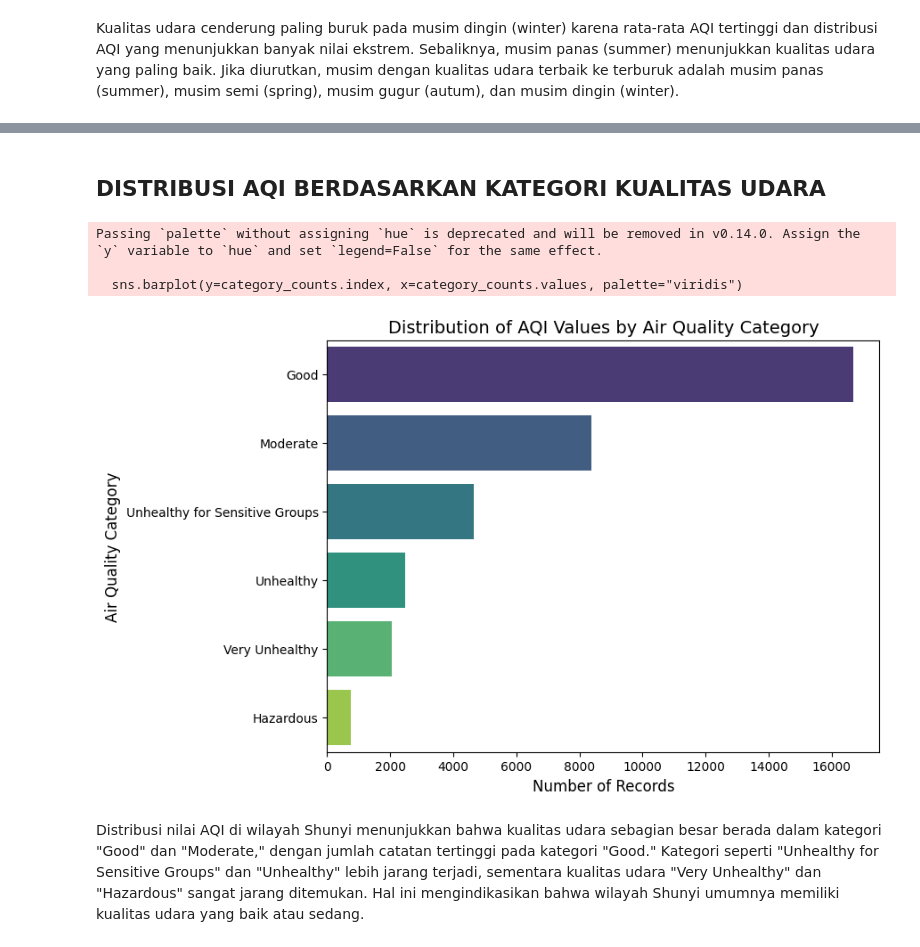
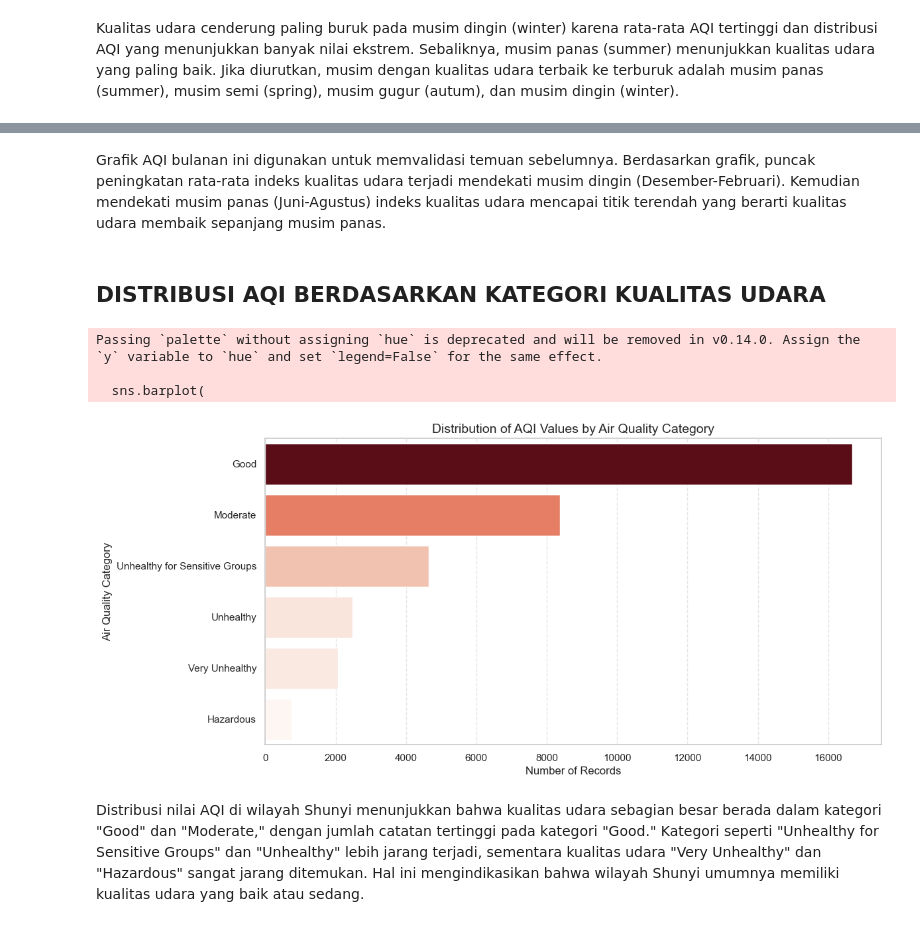
Before and after one commit to ngaeninurul/shunyi_aqi_dashboard, a Jupyter notebook: notebook.ipynb, the cells around one changed output, grey strips where cells are left out. Saved outputs shown, nothing was run; the diff lists cells and outputs as text; code cells hidden in the pictures.

```diff
--- a/notebook.ipynb
+++ b/notebook.ipynb
@@ -265,10 +279,14 @@ category_counts = aqi_shunyi['aqi_category'].value_counts().sort_index()
 # %%
-# visualisasi tren AQI per tahun
-plt.figure(figsize=(10, 5))
-plt.plot(annual_aqi.index, annual_aqi.values, marker='o', linestyle='-')
-plt.title('Annual Air Quality Index (AQI) Trend in Shunyi (2013-2017)')
-plt.xlabel('Year')
-plt.ylabel('Average AQI (PM2.5)')
-plt.grid()
+# visualisasi AQI tahunan dengan titik per hari
+plt.figure(figsize=(12, 6))
+sns.set(style="whitegrid")
+sns.lineplot(x=daily_aqi.index, y=daily_aqi.values, marker='o', color='navy')
+
+# tambahkan label dan judul
+plt.title("Daily AQI Trend", fontsize=16)
+plt.xlabel("Date", fontsize=12)
+plt.ylabel("AQI (PM2.5)", fontsize=12)
+plt.grid(True)
+plt.tight_layout()
 plt.show()
 # %% [output]
@@ -320,18 +356,29 @@ Kualitas udara cenderung paling buruk pada musim dingin (winter) karena rata-rat
+# %% [markdown]
+Grafik AQI bulanan ini digunakan untuk memvalidasi temuan sebelumnya. Berdasarkan grafik, puncak peningkatan rata-rata indeks kualitas udara terjadi mendekati musim dingin (Desember-Februari). Kemudian mendekati musim panas (Juni-Agustus) indeks kualitas udara mencapai titik terendah yang berarti kualitas udara membaik sepanjang musim panas.
 # %% [markdown]
 ## DISTRIBUSI AQI BERDASARKAN KATEGORI KUALITAS UDARA
 # %%
 # visualisasi distribusi kategori AQI menggunakan barplot
-plt.figure(figsize=(8, 6))
-sns.barplot(y=category_counts.index, x=category_counts.values, palette="viridis")
+import matplotlib.cm as cm
+from matplotlib.colors import Normalize
+norm = Normalize(vmin=min(category_counts.values), vmax=max(category_counts.values))
+colors = [cm.Reds(norm(value)) for value in category_counts.values]
+plt.figure(figsize=(12, 6))
+sns.barplot(
+    y=category_counts.index,
+    x=category_counts.values,
+    palette=colors
+)
 plt.title("Distribution of AQI Values by Air Quality Category", fontsize=14)
 plt.ylabel("Air Quality Category", fontsize=12)
 plt.xlabel("Number of Records", fontsize=12)
+plt.grid(axis="x", linestyle="--", alpha=0.5)
 plt.show()
 # %% [output]
 Passing `palette` without assigning `hue` is deprecated and will be removed in v0.14.0. Assign the `y` variable to `hue` and set `legend=False` for the same effect.
 
-  sns.barplot(y=category_counts.index, x=category_counts.values, palette="viridis")
+  sns.barplot(
-[figure, old version]
+[figure, new version]
 # %% [markdown]
 Distribusi nilai AQI di wilayah Shunyi menunjukkan bahwa kualitas udara sebagian besar berada dalam kategori "Good" dan "Moderate," dengan jumlah catatan tertinggi pada kategori "Good." Kategori seperti "Unhealthy for Sensitive Groups" dan "Unhealthy" lebih jarang terjadi, sementara kualitas udara "Very Unhealthy" dan "Hazardous" sangat jarang ditemukan. Hal ini mengindikasikan bahwa wilayah Shunyi umumnya memiliki kualitas udara yang baik atau sedang.
 # %% [markdown]
```
Also changed, not shown: parts of 17 cells of this notebook.
